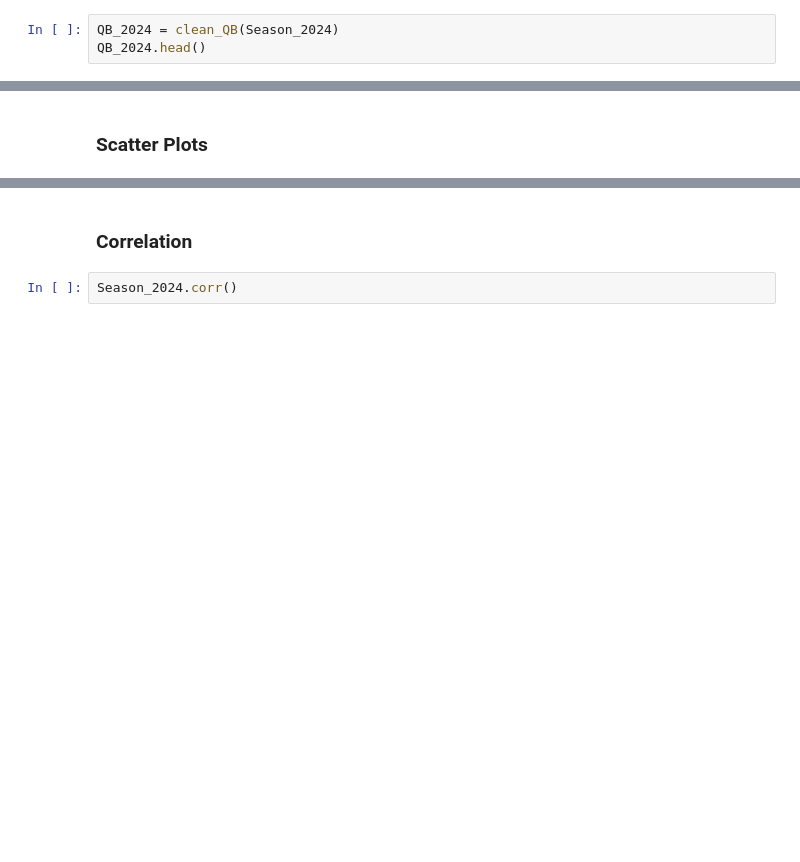
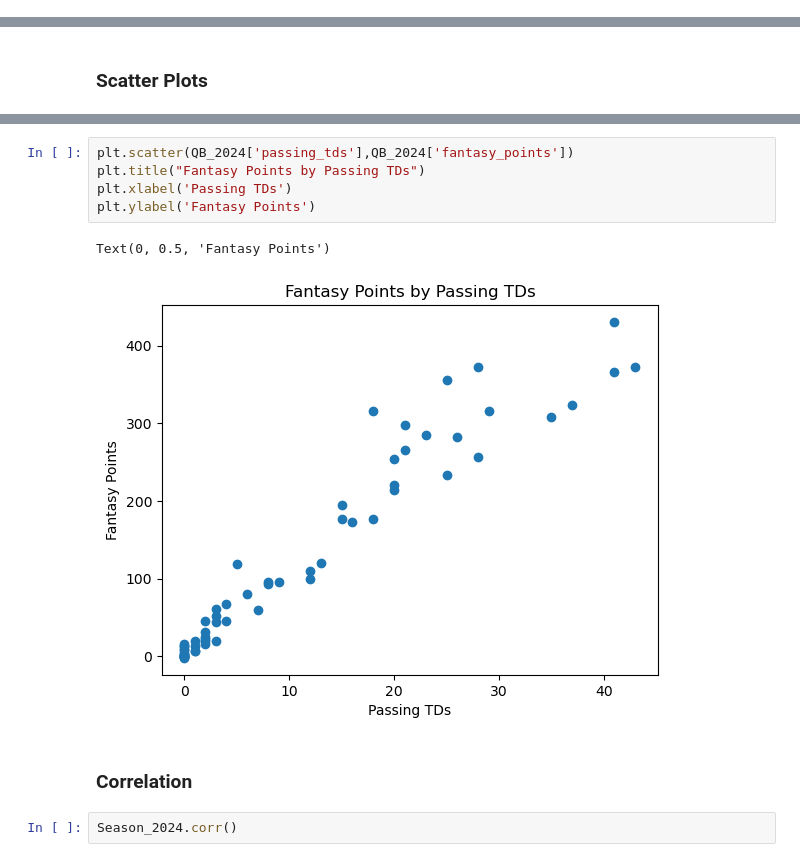
Before and after one commit to otherwiseevan/Fantasy-Football, a Jupyter notebook: FootballAnalytics.ipynb, the cells around one changed output, grey strips where cells are left out. Drawn from its saved outputs; the diff is of its cells as text; blank space fills up the shorter version.

```diff
--- a/FootballAnalytics.ipynb
+++ b/FootballAnalytics.ipynb
@@ -136,3 +160,0 @@ Season_2024.sort_values(by='completions',ascending=False).head()
-# %%
-QB_2024 = clean_QB(Season_2024)
-QB_2024.head()
@@ -175,6 +182,14 @@ plt.text()
 # %% [output]
 Text(0, 0.5, 'Fantasy Points')
 [figure]
+# %%
+plt.scatter(QB_2024['passing_tds'],QB_2024['fantasy_points'])
+plt.title("Fantasy Points by Passing TDs")
+plt.xlabel('Passing TDs')
+plt.ylabel('Fantasy Points')
+# %% [output]
+Text(0, 0.5, 'Fantasy Points')
+[figure, added]
 # %% [markdown]
 ### Correlation
 # %%
```
Also changed, not shown: parts of 20 cells of this notebook, 1 other file.
